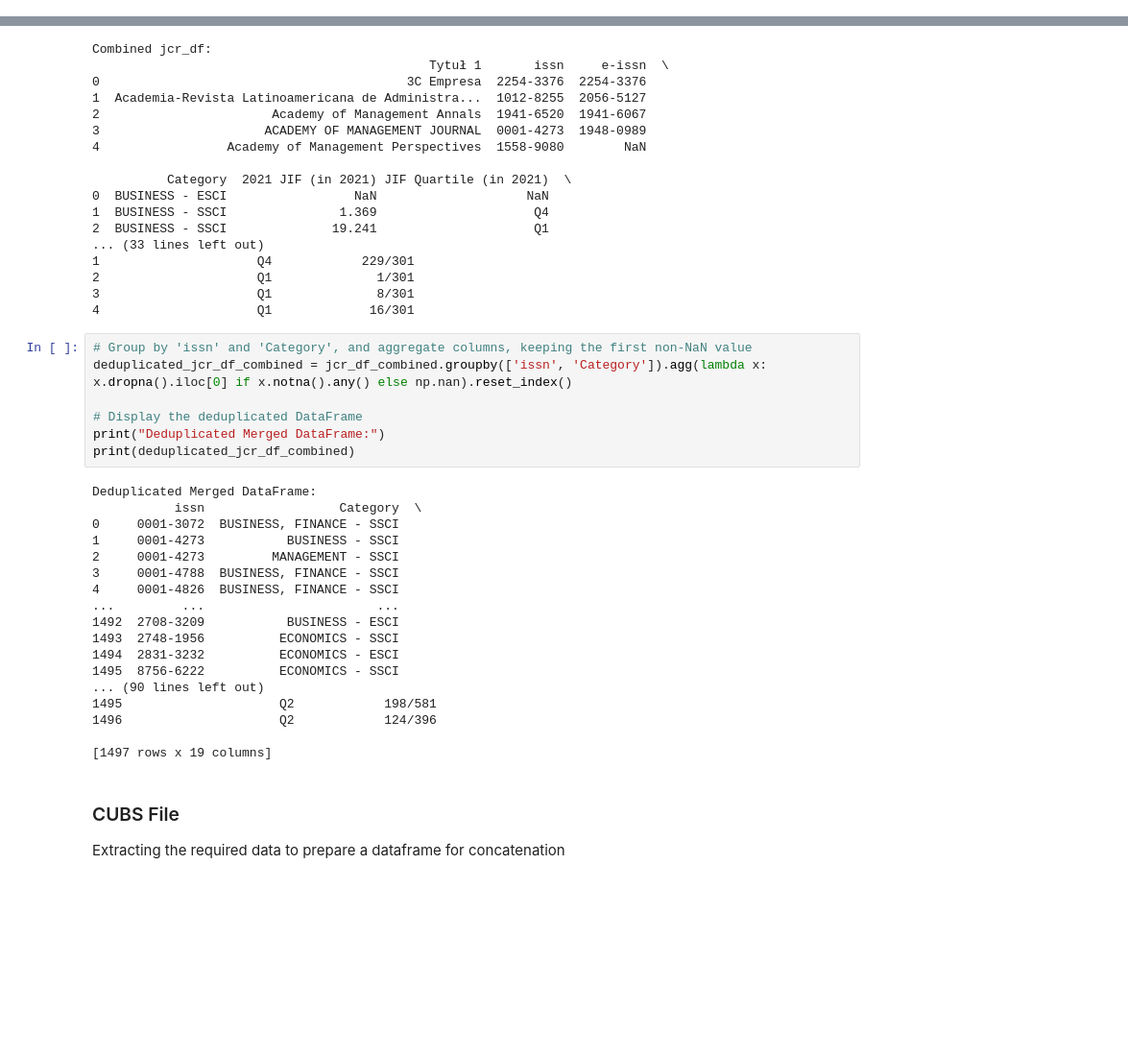
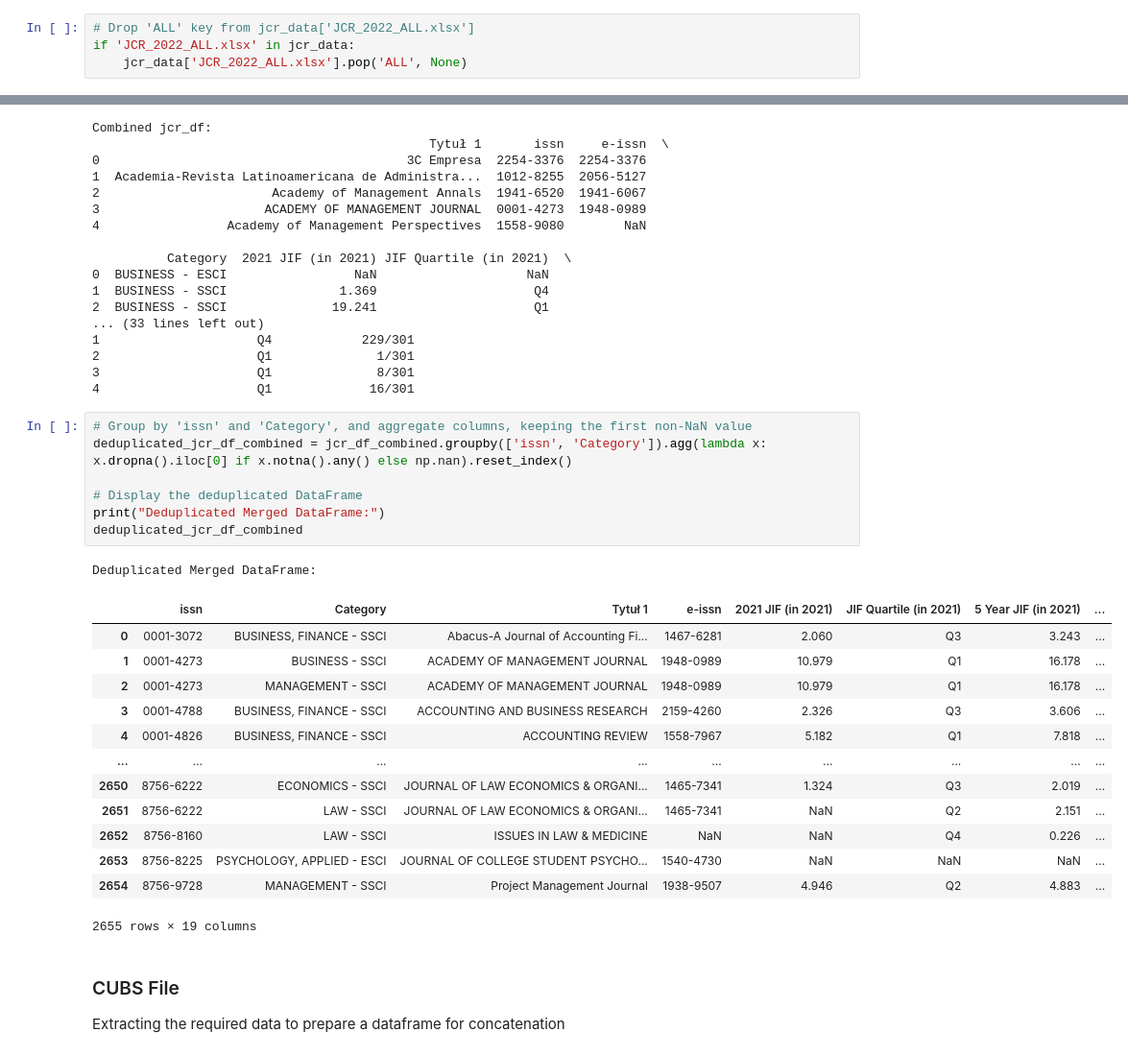
Before and after one commit to alonbenach/journal_ETL, a Jupyter notebook: task.ipynb, the cells around one changed output, grey strips where cells are left out. Shown: that part at 96% size. Drawn from its saved outputs; the diff is of its cells as text; blank space fills up the shorter version.

```diff
--- a/task.ipynb
+++ b/task.ipynb
@@ -87,6 +85,10 @@ dict_keys(['JCR_2021_ALL.xlsx', 'JCR_2022_ALL.xlsx'])
 
 WYKAZ Data:
 dict_keys(['20211201_Wykaz_dyscyplin_przypisanych_do_czasopism_naukowych_i_materiałów_konferencyjnych - Dec 2021 1.xlsx', '20240105_Wykaz_czasopism_naukowych_2024_styczeń.xlsx', 'Wykaz_dyscyplin_do_cz ...
+# %%
+# Drop 'ALL' key from jcr_data['JCR_2022_ALL.xlsx']
+if 'JCR_2022_ALL.xlsx' in jcr_data:
+    jcr_data['JCR_2022_ALL.xlsx'].pop('ALL', None)
 # %%
 # Replace preceeding column names with true column names
 def process_dataframes(dictionary_name, data_dict):
@@ -518,28 +553,25 @@ Combined jcr_df:
 # %%
 # Group by 'issn' and 'Category', and aggregate columns, keeping the first non-NaN value
 deduplicated_jcr_df_combined = jcr_df_combined.groupby(['issn', 'Category']).agg(lambda x: x.dropna().iloc[0] if x.notna().any() else np.nan).reset_index()
 
 # Display the deduplicated DataFrame
 print("Deduplicated Merged DataFrame:")
-print(deduplicated_jcr_df_combined)
+deduplicated_jcr_df_combined
 # %% [output]
 Deduplicated Merged DataFrame:
-           issn                  Category  \
-0     0001-3072  BUSINESS, FINANCE - SSCI
-1     0001-4273           BUSINESS - SSCI
-2     0001-4273         MANAGEMENT - SSCI
-3     0001-4788  BUSINESS, FINANCE - SSCI
-4     0001-4826  BUSINESS, FINANCE - SSCI
-...         ...                       ...
-1492  2708-3209           BUSINESS - ESCI
-1493  2748-1956          ECONOMICS - SSCI
-1494  2831-3232          ECONOMICS - ESCI
-1495  8756-6222          ECONOMICS - SSCI
-... (90 lines left out)
-1495                     Q2            198/581
-1496                     Q2            124/396
-
-[1497 rows x 19 columns]
+|  | issn | Category | Tytuł 1 | e-issn | 2021 JIF (in 2021) | JIF Quartile (in 2021) | 5 Year JIF (in 2021) | ... |
+| 0 | 0001-3072 | BUSINESS, FINANCE - SSCI | Abacus-A Journal of Accounting Fi... | 1467-6281 | 2.060 | Q3 | 3.243 | ... |
+| 1 | 0001-4273 | BUSINESS - SSCI | ACADEMY OF MANAGEMENT JOURNAL | 1948-0989 | 10.979 | Q1 | 16.178 | ... |
+| 2 | 0001-4273 | MANAGEMENT - SSCI | ACADEMY OF MANAGEMENT JOURNAL | 1948-0989 | 10.979 | Q1 | 16.178 | ... |
+| 3 | 0001-4788 | BUSINESS, FINANCE - SSCI | ACCOUNTING AND BUSINESS RESEARCH | 2159-4260 | 2.326 | Q3 | 3.606 | ... |
+| 4 | 0001-4826 | BUSINESS, FINANCE - SSCI | ACCOUNTING REVIEW | 1558-7967 | 5.182 | Q1 | 7.818 | ... |
+| ... | ... | ... | ... | ... | ... | ... | ... | ... |
+| 2650 | 8756-6222 | ECONOMICS - SSCI | JOURNAL OF LAW ECONOMICS & ORGANI... | 1465-7341 | 1.324 | Q3 | 2.019 | ... |
+| 2651 | 8756-6222 | LAW - SSCI | JOURNAL OF LAW ECONOMICS & ORGANI... | 1465-7341 | NaN | Q2 | 2.151 | ... |
+| 2652 | 8756-8160 | LAW - SSCI | ISSUES IN LAW & MEDICINE | NaN | NaN | Q4 | 0.226 | ... |
+| 2653 | 8756-8225 | PSYCHOLOGY, APPLIED - ESCI | JOURNAL OF COLLEGE STUDENT PSYCHO... | 1540-4730 | NaN | NaN | NaN | ... |
+| 2654 | 8756-9728 | MANAGEMENT - SSCI | Project Management Journal | 1938-9507 | 4.946 | Q2 | 4.883 | ... |
+2655 rows × 19 columns
 # %% [markdown]
 ### CUBS File
 Extracting the required data to prepare a dataframe for concatenation
```
Also changed, not shown: parts of 15 cells of this notebook, 1 other file.
